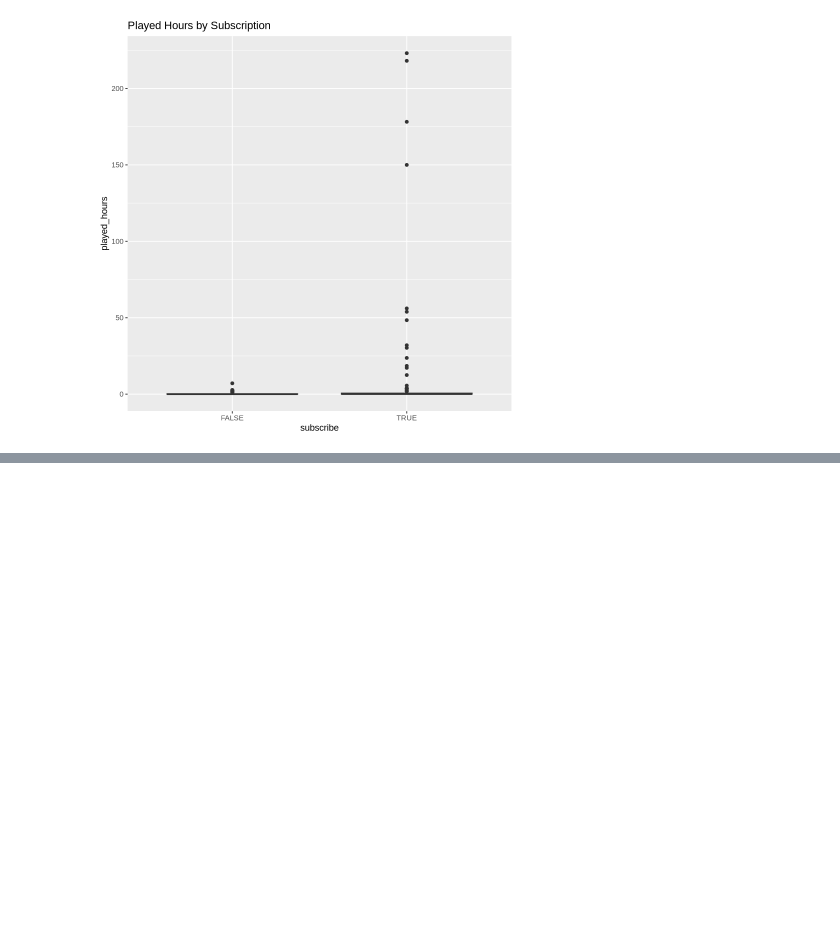
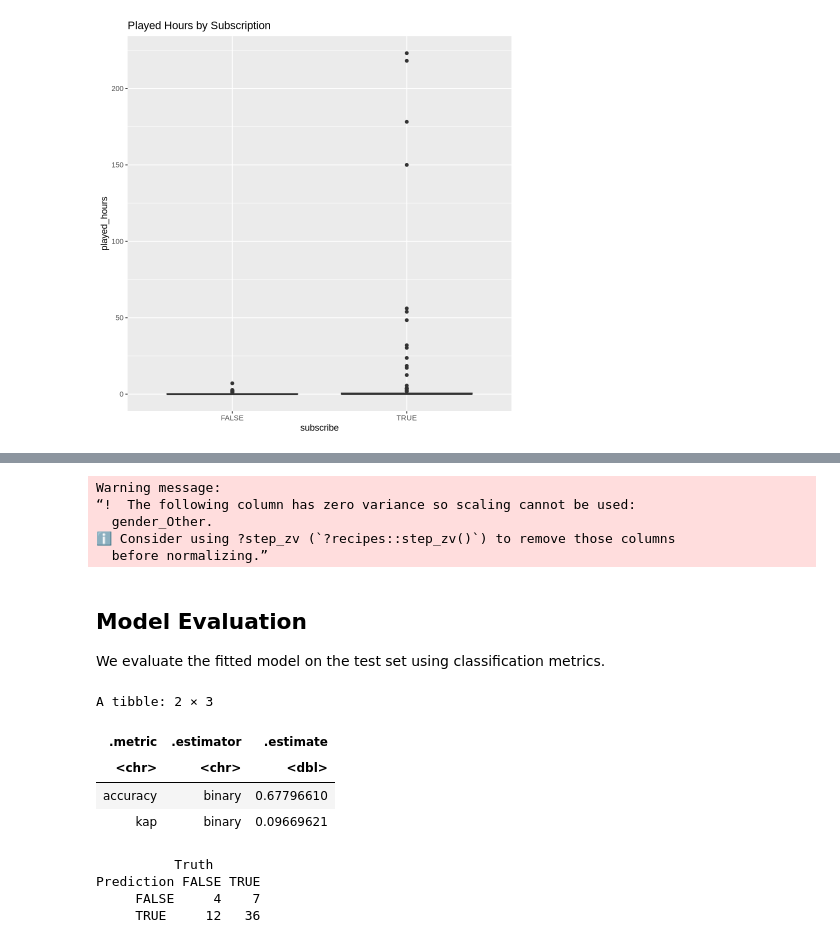
Before and after one commit to QUISESTER/DSCI-100-project, a Jupyter notebook: Project.ipynb, the cells around one changed output, grey strips where cells are left out. Cells and saved outputs as stored; diff of their text form; code cells hidden in the pictures; blank space fills up the shorter version.

```diff
--- a/Project.ipynb
+++ b/Project.ipynb
@@ -102,0 +110,46 @@ ggplot(players, aes(x = subscribe, y = played_hours)) +
+# %%
+set.seed(123)
+data_split <- initial_split(players, prop = 0.7, strata = subscribe)
+train_data <- training(data_split)
+test_data <- testing(data_split)
+
+player_recipe <- recipe(subscribe ~ experience + gender + Age + played_hours, data = train_data) %>%
+  step_dummy(all_nominal_predictors()) %>%
+  step_normalize(all_numeric_predictors())
+
+knn_spec <- nearest_neighbor(neighbors = 5) %>%
+  set_engine("kknn") %>%
+  set_mode("classification")
+
+player_workflow <- workflow() %>%
+  add_recipe(player_recipe) %>%
+  add_model(knn_spec)
+
+fitted_model <- fit(player_workflow, data = train_data)
+# %% [output]
+Warning message:
+“!  The following column has zero variance so scaling cannot be used:
+  gender_Other.
+ℹ Consider using ?step_zv (`?recipes::step_zv()`) to remove those columns
+  before normalizing.”
+# %% [markdown]
+## Model Evaluation
+
+We evaluate the fitted model on the test set using classification metrics.
+# %%
+predictions <- predict(fitted_model, new_data = test_data) %>%
+  bind_cols(test_data)
+
+metrics(predictions, truth = subscribe, estimate = .pred_class)
+
+conf_mat(predictions, truth = subscribe, estimate = .pred_class)
+# %% [output]
+A tibble: 2 × 3
+| .metric | .estimator | .estimate |
+| <chr> | <chr> | <dbl> |
+| accuracy | binary | 0.67796610 |
+| kap | binary | 0.09669621 |
+          Truth
+Prediction FALSE TRUE
+     FALSE     4    7
+     TRUE     12   36
```
Also changed, not shown: parts of 4 cells of this notebook.
